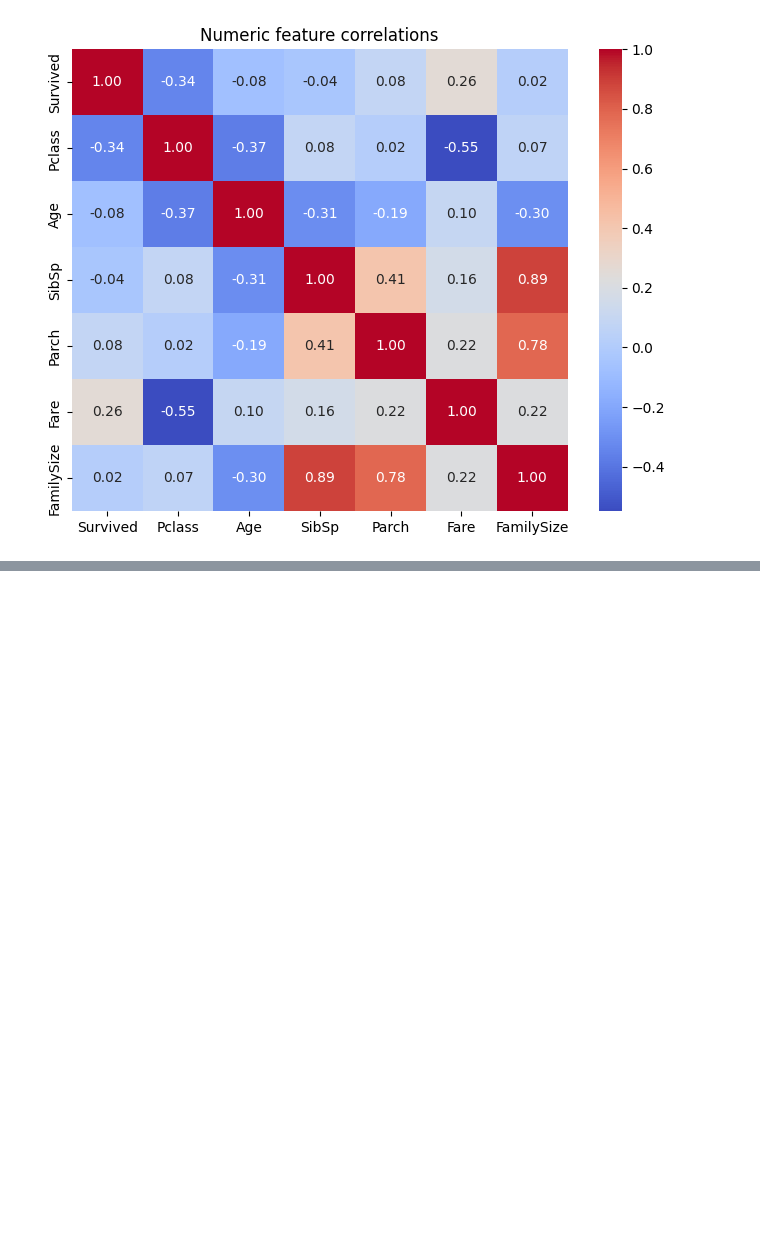
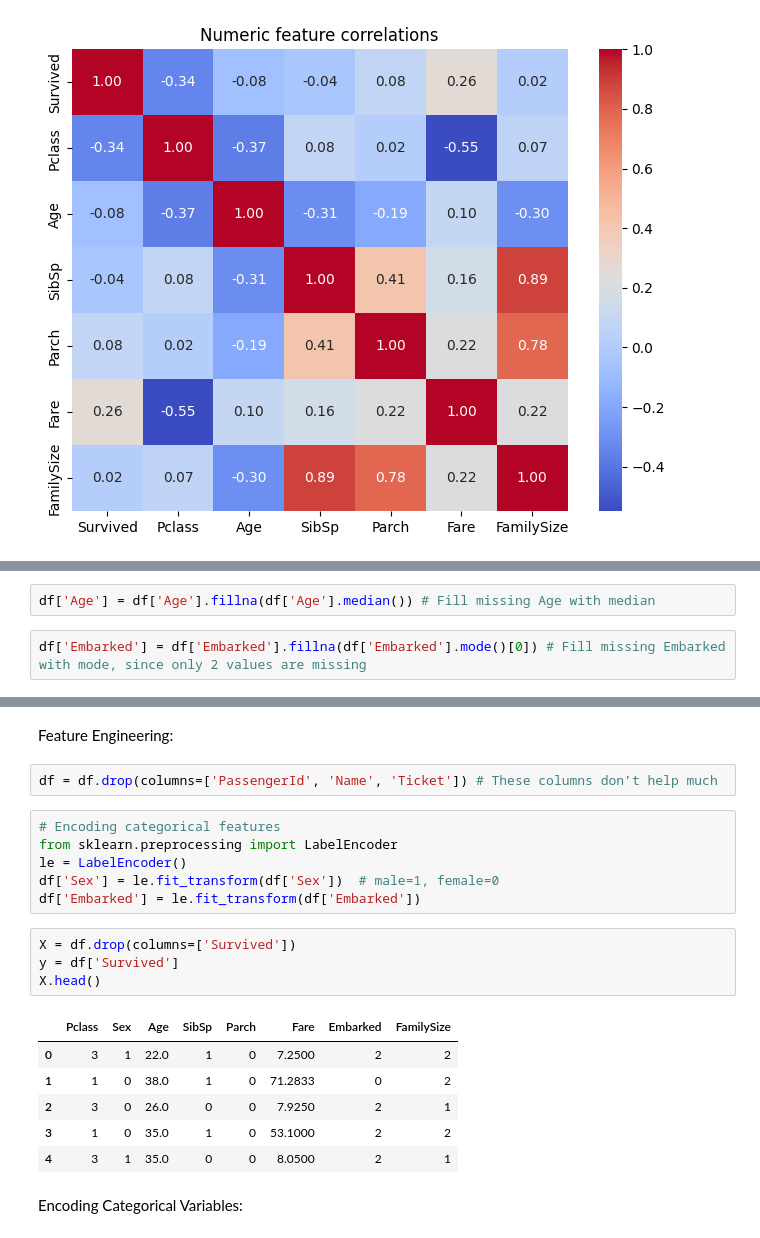
Before and after one commit to AmolSadana012/Titanic_Survival_Prediction, a Jupyter notebook: Titanic_survival_predict.ipynb, the cells around one changed output, grey strips where cells are left out. Cells and saved outputs as stored; diff of their text form; blank space fills up the shorter version.

Commit message:
Missing Values & Encode Categorical Variables

```diff
--- a/Titanic_survival_predict.ipynb
+++ b/Titanic_survival_predict.ipynb
@@ -168,0 +190,4 @@ plt.show()
+# %%
+df['Age'] = df['Age'].fillna(df['Age'].median()) # Fill missing Age with median
+# %%
+df['Embarked'] = df['Embarked'].fillna(df['Embarked'].mode()[0]) # Fill missing Embarked with mode, since only 2 values are missing
@@ -168,0 +210,23 @@ plt.show()
+# %% [markdown]
+Feature Engineering:
+# %%
+df = df.drop(columns=['PassengerId', 'Name', 'Ticket']) # These columns don’t help much
+# %%
+# Encoding categorical features
+from sklearn.preprocessing import LabelEncoder
+le = LabelEncoder()
+df['Sex'] = le.fit_transform(df['Sex'])  # male=1, female=0
+df['Embarked'] = le.fit_transform(df['Embarked'])
+# %%
+X = df.drop(columns=['Survived'])
+y = df['Survived']
+X.head()
+# %% [output]
+|  | Pclass | Sex | Age | SibSp | Parch | Fare | Embarked | FamilySize |
+| 0 | 3 | 1 | 22.0 | 1 | 0 | 7.2500 | 2 | 2 |
+| 1 | 1 | 0 | 38.0 | 1 | 0 | 71.2833 | 0 | 2 |
+| 2 | 3 | 0 | 26.0 | 0 | 0 | 7.9250 | 2 | 1 |
+| 3 | 1 | 0 | 35.0 | 1 | 0 | 53.1000 | 2 | 2 |
+| 4 | 3 | 1 | 35.0 | 0 | 0 | 8.0500 | 2 | 1 |
+# %% [markdown]
+Encoding Categorical Variables:
```
Also changed, not shown: parts of 8 cells of this notebook.
